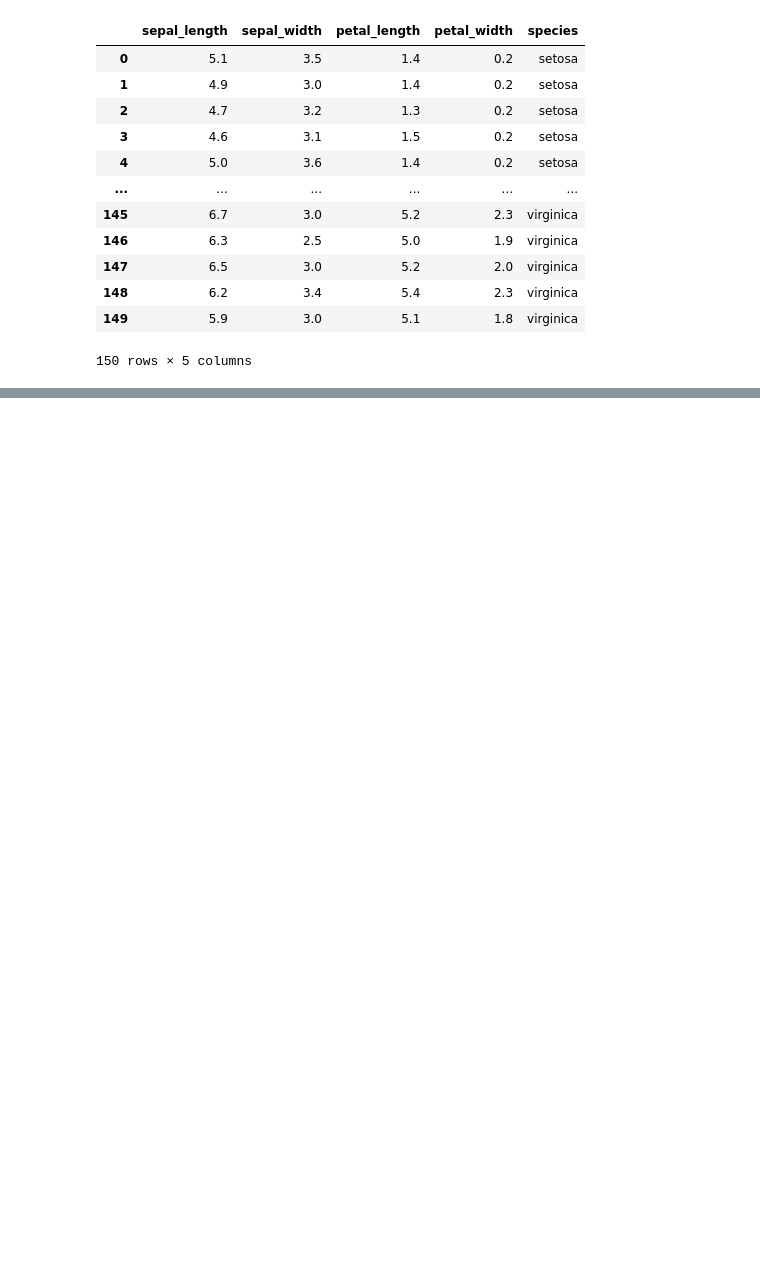
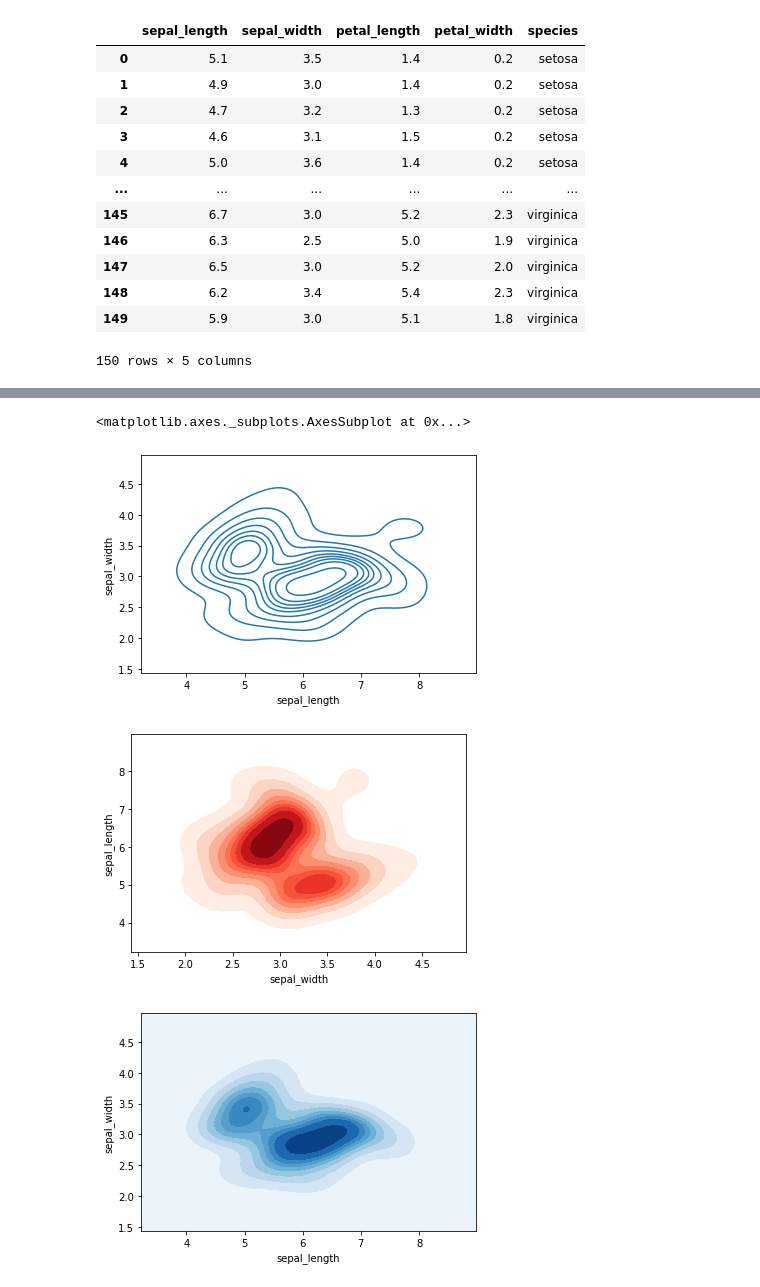
Before and after one commit to abdullahbas/DataVisualization, a Jupyter notebook: SeabornMarginalPlot.ipynb, the cells around one changed output, grey strips where cells are left out. Drawn from its saved outputs; the diff is of its cells as text; code cells hidden in the pictures; blank space fills up the shorter version.

```diff
--- a/SeabornMarginalPlot.ipynb
+++ b/SeabornMarginalPlot.ipynb
@@ -33,0 +34,17 @@ sns.jointplot(x=df["sepal_length"], y=df["sepal_width"],kind='kde')
+# %%
+
+from matplotlib import pyplot as plt
+
+f,ax=plt.subplots(1,1)
+sns.kdeplot(data=df, x=df['sepal_length'],y=df['sepal_width'],ax=ax)
+f,ax=plt.subplots(1,1)
+
+sns.kdeplot(x=df.sepal_width, y=df.sepal_length, cmap="Reds", shade=True,ax=ax)
+f,ax=plt.subplots(1,1)
+
+sns.kdeplot(y=df.sepal_width, x=df.sepal_length, cmap="Blues", shade=True, shade_lowest=True,ax=ax )
+# %% [output]
+<matplotlib.axes._subplots.AxesSubplot at 0x...>
+[figure, added]
+[figure, added]
+[figure, added]
```
Also changed, not shown: parts of 1 cell of this notebook, 7 other files.
